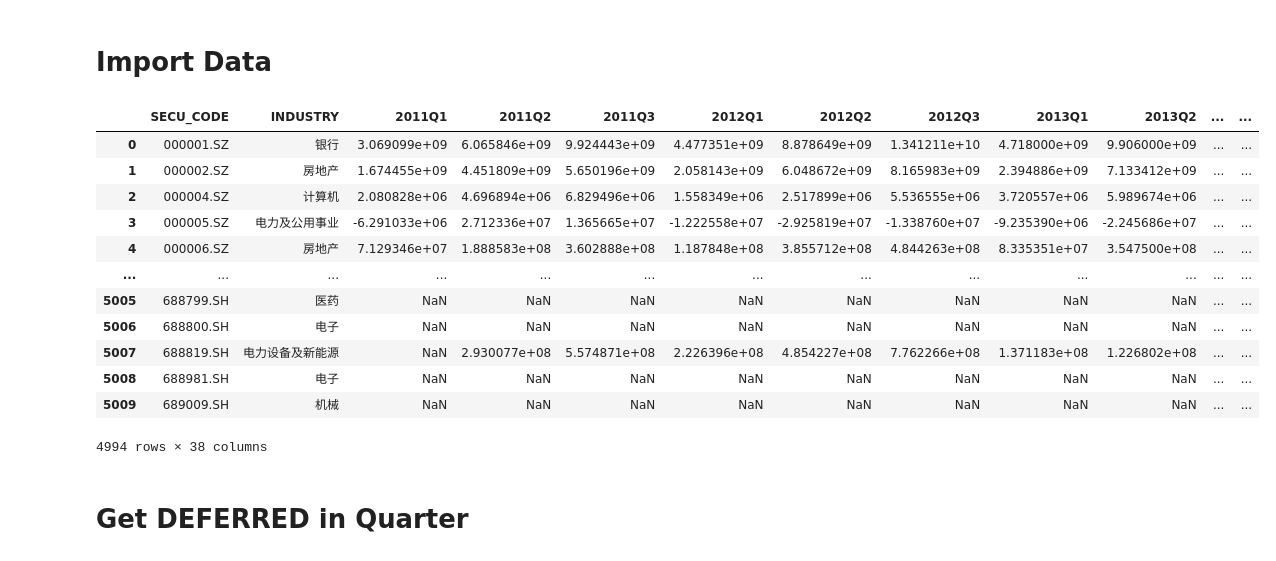
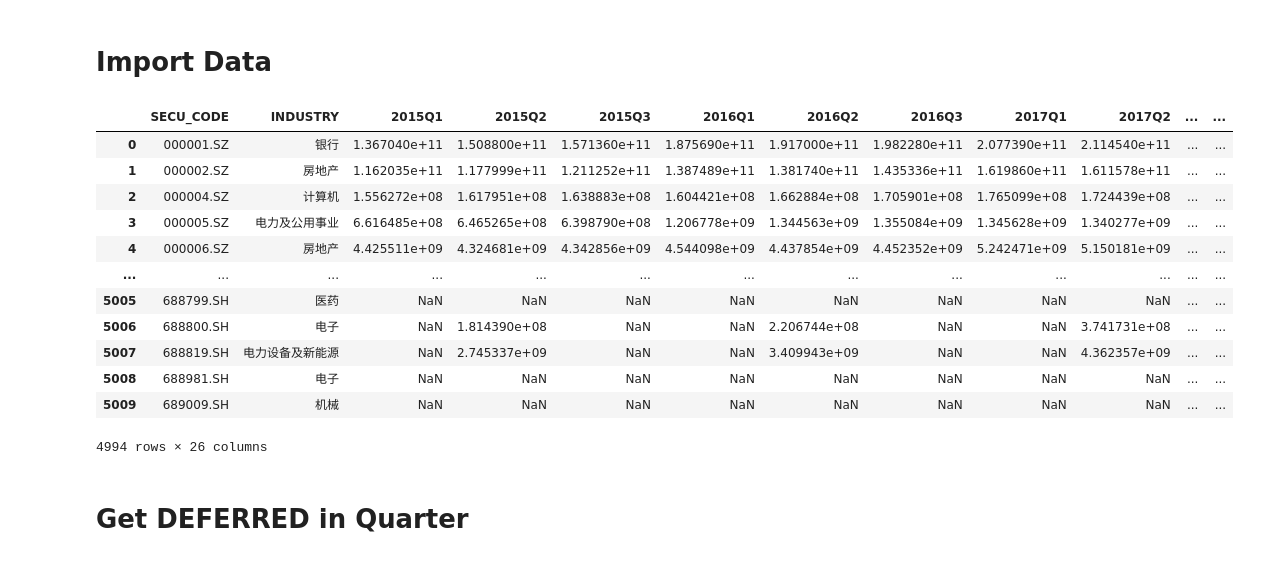
Before and after one commit to jasongangquanzhang/Government_Subsidy_Factor, a Jupyter notebook: deferred_sub_clean.ipynb, the cells around one changed output. Saved outputs shown, nothing was run; the diff lists cells and outputs as text; code cells hidden in the pictures.

```diff
--- a/deferred_sub_clean.ipynb
+++ b/deferred_sub_clean.ipynb
@@ -15,35 +15,48 @@ from dateutil.relativedelta import *
 # %%
 deferred_uri = "data/deferred_income.xlsx"
 df_deferred = pd.read_excel(deferred_uri)
 profit_uri = "data/profit.xlsx"
 df_profit = pd.read_excel(profit_uri)
+equity_uri = "data/total_equity.xlsx"
+df_equity = pd.read_excel(equity_uri)
+
 df_deferred = df_deferred.drop("证券名称", axis=1)
 df_profit = df_profit.drop("证券名称", axis=1)
+df_equity = df_equity.drop("证券名称", axis=1)
+
 df_deferred = df_deferred.rename(columns={"CITICS_INDUSTRY": "INDUSTRY"})
 df_profit = df_profit.rename(columns={"CITICS_INDUSTRY": "INDUSTRY"})
+df_equity = df_equity.rename(columns={"CITICS_INDUSTRY": "INDUSTRY"})
+
 df_deferred = df_deferred.dropna(axis=0, subset="INDUSTRY")
 df_profit = df_profit.dropna(axis=0, subset="INDUSTRY")
+df_equity = df_equity.dropna(axis=0, subset="INDUSTRY")
+
 df_deferred = df_deferred.drop(
     df_deferred.iloc[:, 2:].filter(like="Y", axis=1).columns, axis=1
 )  # exclude annual statement
 df_profit = df_profit.drop(
     df_profit.iloc[:, 2:].filter(like="Y", axis=1).columns, axis=1
 )  # exclude annual statement
-df_profit
+
+df_equity = df_equity.drop(
+    df_equity.iloc[:, 2:].filter(like="Y", axis=1).columns, axis=1
+)  # exclude annual statement
+df_equity
 # %% [output]
-|  | SECU_CODE | INDUSTRY | 2011Q1 | 2011Q2 | 2011Q3 | 2012Q1 | 2012Q2 | 2012Q3 | 2013Q1 | 2013Q2 | ... | ... |
-| 0 | 000001.SZ | 银行 | 3.069099e+09 | 6.065846e+09 | 9.924443e+09 | 4.477351e+09 | 8.878649e+09 | 1.341211e+10 | 4.718000e+09 | 9.906000e+09 | ... | ... |
-| 1 | 000002.SZ | 房地产 | 1.674455e+09 | 4.451809e+09 | 5.650196e+09 | 2.058143e+09 | 6.048672e+09 | 8.165983e+09 | 2.394886e+09 | 7.133412e+09 | ... | ... |
-| 2 | 000004.SZ | 计算机 | 2.080828e+06 | 4.696894e+06 | 6.829496e+06 | 1.558349e+06 | 2.517899e+06 | 5.536555e+06 | 3.720557e+06 | 5.989674e+06 | ... | ... |
-| 3 | 000005.SZ | 电力及公用事业 | -6.291033e+06 | 2.712336e+07 | 1.365665e+07 | -1.222558e+07 | -2.925819e+07 | -1.338760e+07 | -9.235390e+06 | -2.245686e+07 | ... | ... |
-| 4 | 000006.SZ | 房地产 | 7.129346e+07 | 1.888583e+08 | 3.602888e+08 | 1.187848e+08 | 3.855712e+08 | 4.844263e+08 | 8.335351e+07 | 3.547500e+08 | ... | ... |
+|  | SECU_CODE | INDUSTRY | 2015Q1 | 2015Q2 | 2015Q3 | 2016Q1 | 2016Q2 | 2016Q3 | 2017Q1 | 2017Q2 | ... | ... |
+| 0 | 000001.SZ | 银行 | 1.367040e+11 | 1.508800e+11 | 1.571360e+11 | 1.875690e+11 | 1.917000e+11 | 1.982280e+11 | 2.077390e+11 | 2.114540e+11 | ... | ... |
+| 1 | 000002.SZ | 房地产 | 1.162035e+11 | 1.177999e+11 | 1.211252e+11 | 1.387489e+11 | 1.381740e+11 | 1.435336e+11 | 1.619860e+11 | 1.611578e+11 | ... | ... |
+| 2 | 000004.SZ | 计算机 | 1.556272e+08 | 1.617951e+08 | 1.638883e+08 | 1.604421e+08 | 1.662884e+08 | 1.705901e+08 | 1.765099e+08 | 1.724439e+08 | ... | ... |
+| 3 | 000005.SZ | 电力及公用事业 | 6.616485e+08 | 6.465265e+08 | 6.398790e+08 | 1.206778e+09 | 1.344563e+09 | 1.355084e+09 | 1.345628e+09 | 1.340277e+09 | ... | ... |
+| 4 | 000006.SZ | 房地产 | 4.425511e+09 | 4.324681e+09 | 4.342856e+09 | 4.544098e+09 | 4.437854e+09 | 4.452352e+09 | 5.242471e+09 | 5.150181e+09 | ... | ... |
 | ... | ... | ... | ... | ... | ... | ... | ... | ... | ... | ... | ... | ... |
 | 5005 | 688799.SH | 医药 | NaN | NaN | NaN | NaN | NaN | NaN | NaN | NaN | ... | ... |
-| 5006 | 688800.SH | 电子 | NaN | NaN | NaN | NaN | NaN | NaN | NaN | NaN | ... | ... |
-| 5007 | 688819.SH | 电力设备及新能源 | NaN | 2.930077e+08 | 5.574871e+08 | 2.226396e+08 | 4.854227e+08 | 7.762266e+08 | 1.371183e+08 | 1.226802e+08 | ... | ... |
+| 5006 | 688800.SH | 电子 | NaN | 1.814390e+08 | NaN | NaN | 2.206744e+08 | NaN | NaN | 3.741731e+08 | ... | ... |
+| 5007 | 688819.SH | 电力设备及新能源 | NaN | 2.745337e+09 | NaN | NaN | 3.409943e+09 | NaN | NaN | 4.362357e+09 | ... | ... |
 | 5008 | 688981.SH | 电子 | NaN | NaN | NaN | NaN | NaN | NaN | NaN | NaN | ... | ... |
 | 5009 | 689009.SH | 机械 | NaN | NaN | NaN | NaN | NaN | NaN | NaN | NaN | ... | ... |
-4994 rows × 38 columns
+4994 rows × 26 columns
 # %% [markdown]
 # Get DEFERRED in Quarter
 # %%
```
Also changed, not shown: parts of 28 cells of this notebook.
